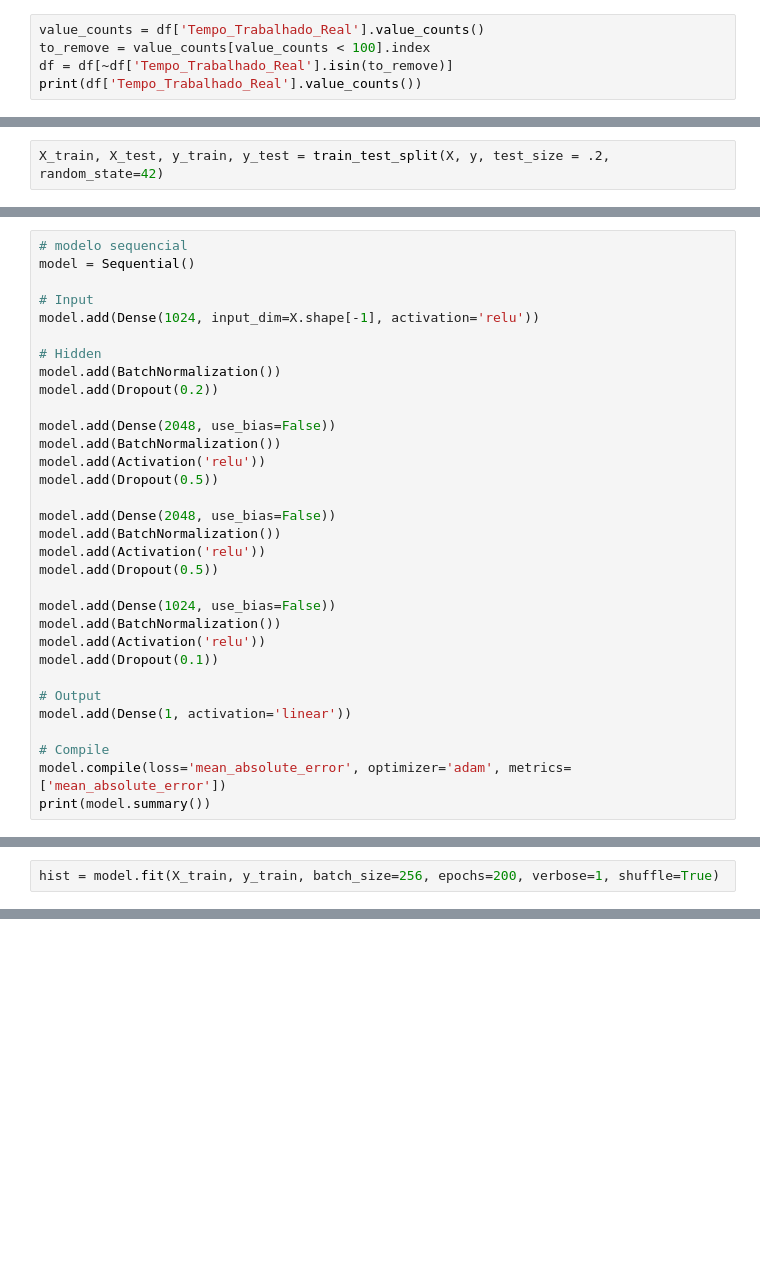
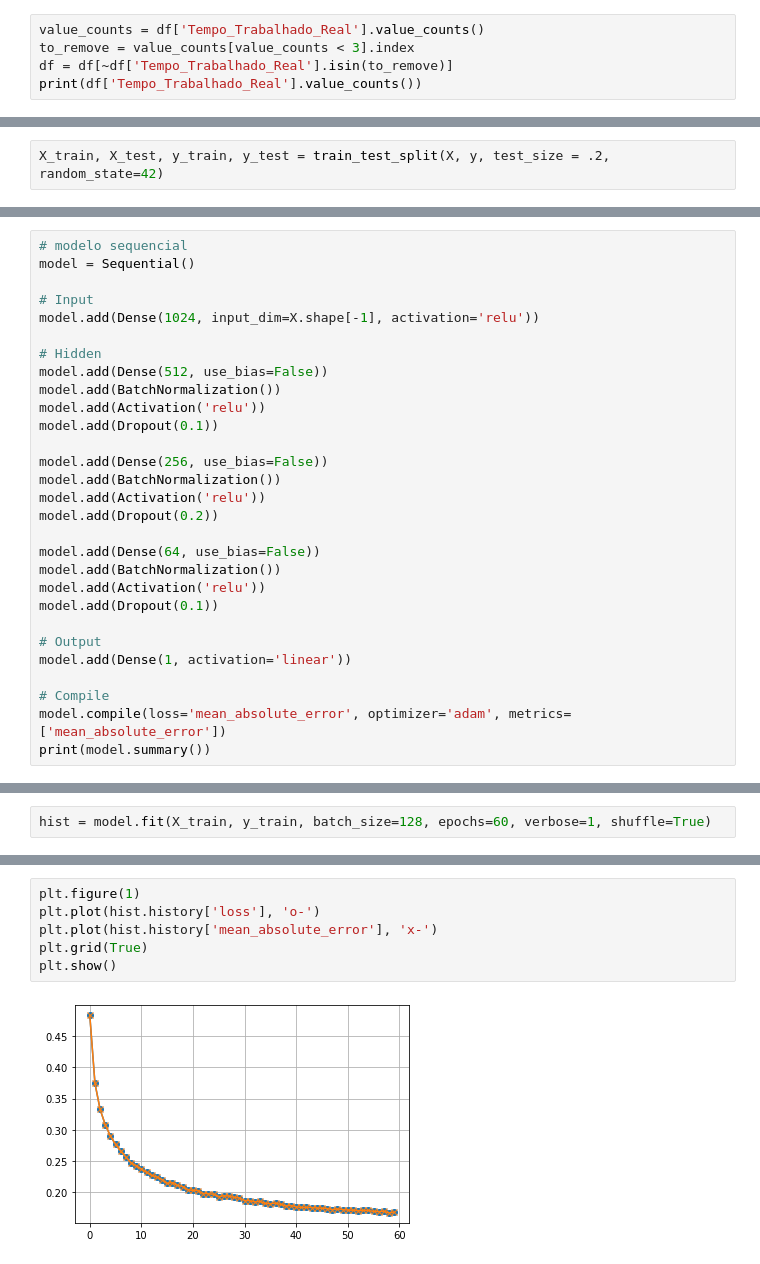
Before and after one commit to fiapIA/bootcamp, a Jupyter notebook: modelo.ipynb, the cells around one changed output, grey strips where cells are left out. Cells and saved outputs as stored; diff of their text form; blank space fills up the shorter version.

```diff
--- a/modelo.ipynb
+++ b/modelo.ipynb
@@ -119,5 +118,5 @@ print( "Dataset bastante desbalanceado")
 # %%
 value_counts = df['Tempo_Trabalhado_Real'].value_counts()
-to_remove = value_counts[value_counts < 100].index
+to_remove = value_counts[value_counts < 3].index
 df = df[~df['Tempo_Trabalhado_Real'].isin(to_remove)]
 print(df['Tempo_Trabalhado_Real'].value_counts())
@@ -147,20 +148,17 @@ model = Sequential()
 model.add(Dense(1024, input_dim=X.shape[-1], activation='relu'))
 
 # Hidden
+model.add(Dense(512, use_bias=False))
 model.add(BatchNormalization())
+model.add(Activation('relu'))
+model.add(Dropout(0.1))
+
+model.add(Dense(256, use_bias=False))
+model.add(BatchNormalization())
+model.add(Activation('relu'))
 model.add(Dropout(0.2))
 
-model.add(Dense(2048, use_bias=False))
-model.add(BatchNormalization())
-model.add(Activation('relu'))
-model.add(Dropout(0.5))
-
-model.add(Dense(2048, use_bias=False))
-model.add(BatchNormalization())
-model.add(Activation('relu'))
-model.add(Dropout(0.5))
-
-model.add(Dense(1024, use_bias=False))
+model.add(Dense(64, use_bias=False))
 model.add(BatchNormalization())
 model.add(Activation('relu'))
 model.add(Dropout(0.1))
@@ -174,2 +190,2 @@ print(model.summary())
 # %%
-hist = model.fit(X_train, y_train, batch_size=256, epochs=200, verbose=1, shuffle=True)
+hist = model.fit(X_train, y_train, batch_size=128, epochs=60, verbose=1, shuffle=True)
@@ -176,3 +210,11 @@ hist = model.fit(X_train, y_train, batch_size=256, epochs=200, verbose=1, shuffl
+# %%
+plt.figure(1)
+plt.plot(hist.history['loss'], 'o-')
+plt.plot(hist.history['mean_absolute_error'], 'x-')
+plt.grid(True)
+plt.show()
+# %% [output]
+[figure, added]
 # %%
 scores = model.evaluate(X_test, y_test)
 print("\n%s: %.2f%%" % (model.metrics_names[1], scores[1]*100))
```
Also changed, not shown: parts of 28 cells of this notebook.
